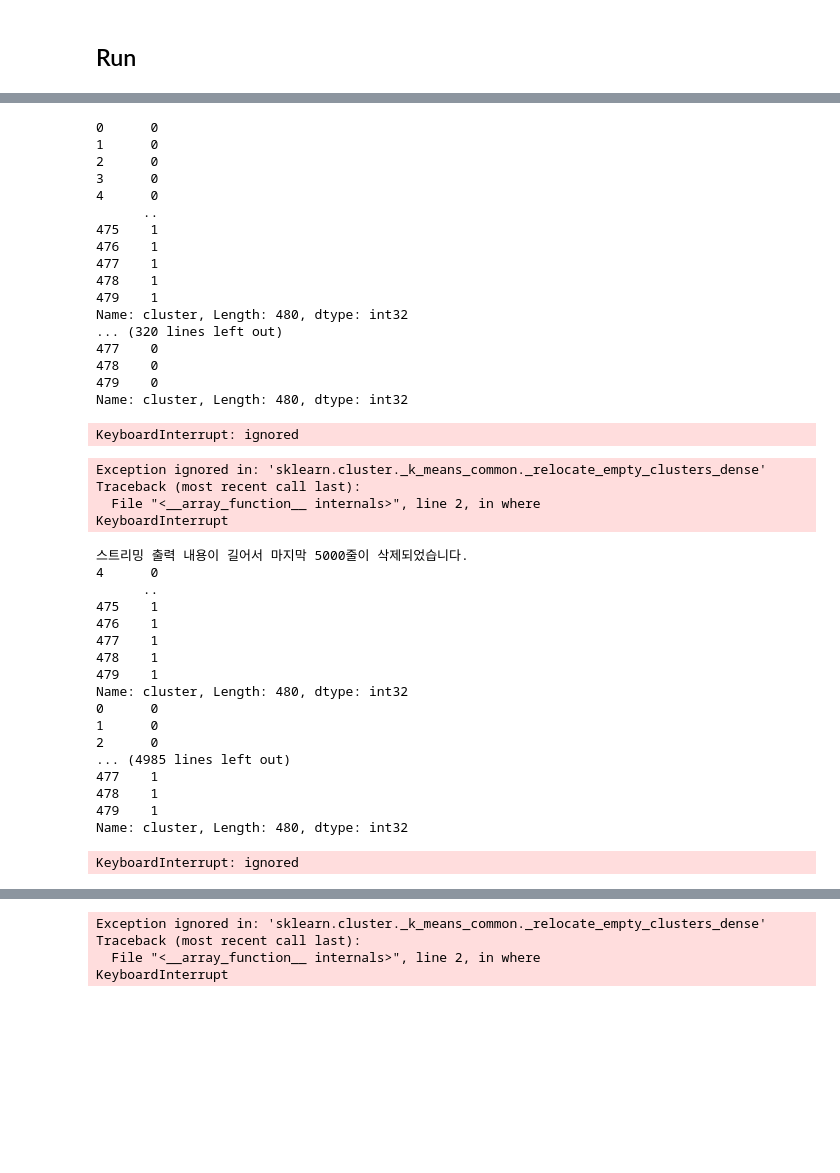
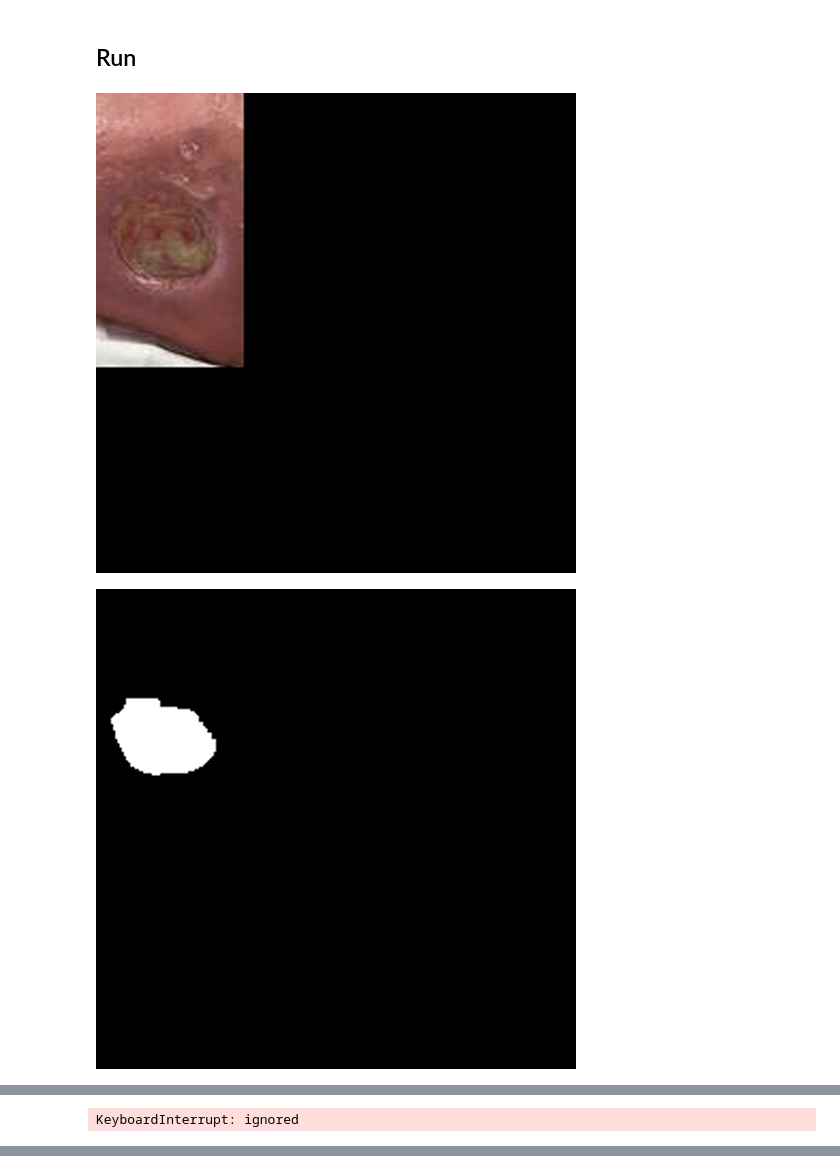
Before and after one commit to DaeSeokSong/ComputerVision, a Jupyter notebook: Image_segmentation_Scar.ipynb, the cells around one changed output, grey strips where cells are left out. Saved outputs shown, nothing was run; the diff lists cells and outputs as text; code cells hidden in the pictures; blank space fills up the shorter version.

Commit message:
feat: Complete clustering by k-means

```diff
--- a/Image_segmentation_Scar.ipynb
+++ b/Image_segmentation_Scar.ipynb
@@ -106,48 +116,47 @@ for image, label in Dataset:
     resizeRatioW = imageW / NORM_INPUT_SIZE
     resizeRatioH = imageH / NORM_INPUT_SIZE
 
     image = cv2.resize(image,
                        (int(imageW / resizeRatioW), int(imageH / resizeRatioH)),
                        interpolation=cv2.INTER_CUBIC
                        )
     label = cv2.resize(label,
                        (int(imageW / resizeRatioW), int(imageH / resizeRatioH)),
                        interpolation=cv2.INTER_CUBIC
                        )
 
     # Save original image
     origin_image = image.copy()
 
     # Get HSV image
     hsv_image = cv2.cvtColor(image, cv2.COLOR_BGR2HSV)
     hue_image, sat_image, val_image = cv2.split(hsv_image)
 
     # Get grayscale image
     gray_image = cv2.cvtColor(image, cv2.COLOR_BGR2GRAY)
 
     # Threshold
     _, ths_image = cv2.threshold(gray_image, 200, 255, cv2.THRESH_OTSU + cv2.THRESH_BINARY_INV)
 
     # Clustering use K-means
-    k = 2
-    model = KMeans(n_clusters=k,
-                   init='random',
-                   random_state=0
-                   )
-    model.fit(val_image)
+    cluster_data = val_image.reshape((-1, 3)).astype(np.float32)
 
-    df = pd.DataFrame()
-    df['cluster'] = model.fit_predict(val_image)
+    k = 5
+    criteria = (cv2.TERM_CRITERIA_EPS|cv2.TERM_CRITERIA_MAX_ITER, 10, 1.0) # 최대 10번 반복하고 1픽셀 이하로 움직이면 종료
+    ret, c_label, center = cv2.kmeans(cluster_data,
+                                    k,
+                                    None,
+                                    criteria,
+                                    10,
+                                    cv2.KMEANS_RANDOM_CENTERS)
 
-    plt.figure(figsize = (8, 8))
-    for i in range(k):
-        plt.scatter(df.loc[df['cluster'] == i],
-                    df.loc[df['cluster'] == i],
-                    label = 'cluster ' + str(i))
+    center = np.uint8(center)
+    dst = center[c_label.flatten()]
+    dst = dst.reshape((val_image.shape))
 
-    plt.legend()
-    plt.title('K = %d results'%k , size = 15)
-    plt.xlabel('Annual Income', size = 12)
-    plt.ylabel('Spending Score', size = 12)
-    plt.show()
+    cv2_imshow(image)
+    cv2_imshow(label)
+    imshow_waitkey_enter(dst)
 # %% [output]
+[figure, added]
+[figure, added]
@@ -154,40 +164 @@ for image, label in Dataset:
-0      0
-1      0
-2      0
-3      0
-4      0
-      ..
-475    1
-476    1
-477    1
-478    1
-479    1
-Name: cluster, Length: 480, dtype: int32
-... (320 lines left out)
-477    0
-478    0
-479    0
-Name: cluster, Length: 480, dtype: int32
+KeyboardInterrupt: ignored
-KeyboardInterrupt: ignored
-Exception ignored in: 'sklearn.cluster._k_means_common._relocate_empty_clusters_dense'
-Traceback (most recent call last):
-  File "<__array_function__ internals>", line 2, in where
-KeyboardInterrupt
-스트리밍 출력 내용이 길어서 마지막 5000줄이 삭제되었습니다.
-4      0
-      ..
-475    1
-476    1
-477    1
-478    1
-479    1
-Name: cluster, Length: 480, dtype: int32
-0      0
-1      0
-2      0
-... (4985 lines left out)
-477    1
-478    1
-479    1
-Name: cluster, Length: 480, dtype: int32
-KeyboardInterrupt: ignored
@@ -206,4 +164,0 @@ Name: cluster, Length: 480, dtype: int32
-Exception ignored in: 'sklearn.cluster._k_means_common._relocate_empty_clusters_dense'
-Traceback (most recent call last):
-  File "<__array_function__ internals>", line 2, in where
-KeyboardInterrupt
```
Also changed, not shown: parts of 4 cells of this notebook.
